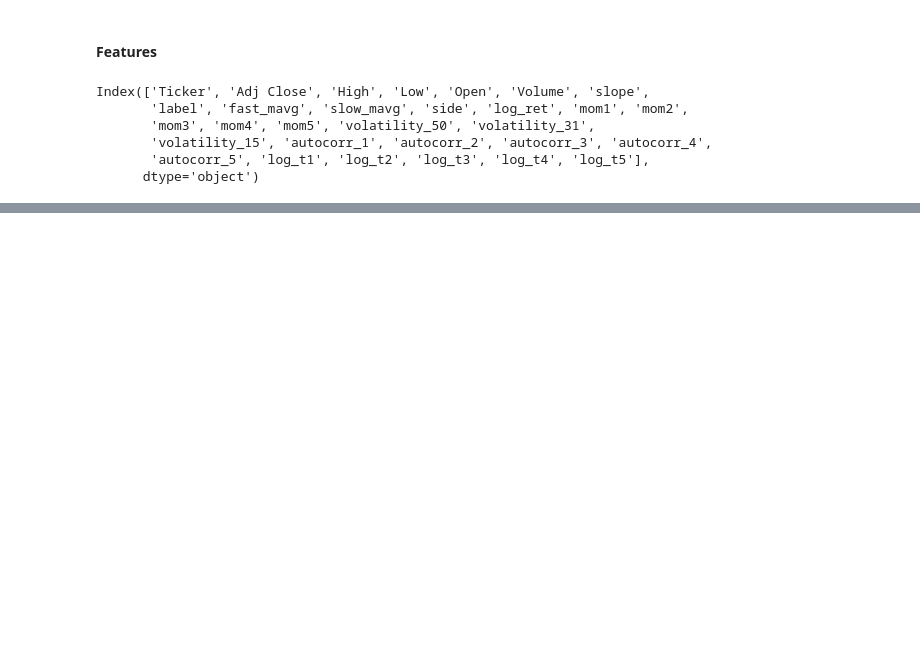
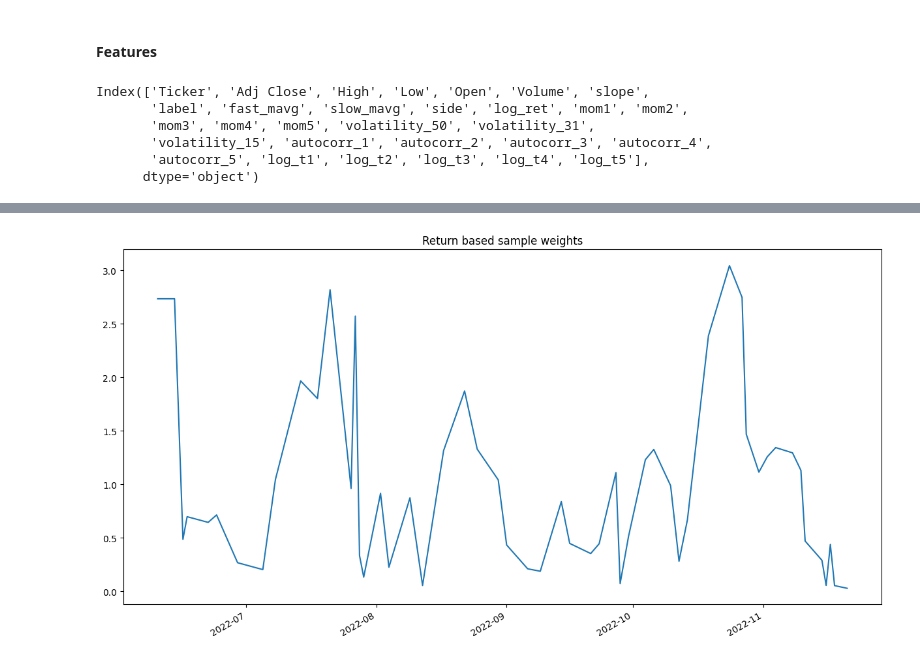
Before and after one commit to waikho/MADS_Capstone, a Jupyter notebook: modeling.ipynb, the cells around one changed output, grey strips where cells are left out. Cells and saved outputs as stored; diff of their text form; code cells hidden in the pictures; blank space fills up the shorter version.

```diff
--- a/modeling.ipynb
+++ b/modeling.ipynb
@@ -368,0 +350,3 @@ X_train, X_test, y_train, y_test = train_test_split(X, y, test_size=0.5, shuffle
+# %%
+return_based_sample_weights = get_weights_by_return(events.loc[X_train.index], df.loc[X_train.index, 'Adj Close'])
+time_based_sample_weights = get_weights_by_time_decay(events.loc[X_train.index], df.loc[X_train.index, 'Adj Close'], decay=0.5)
@@ -368,0 +358,7 @@ X_train, X_test, y_train, y_test = train_test_split(X, y, test_size=0.5, shuffle
+# %%
+plt.figure(figsize=(15,8))
+plt.title('Return based sample weights')
+return_based_sample_weights.plot()
+plt.show()
+# %% [output]
+[figure, added]
```
Also changed, not shown: parts of 51 cells of this notebook, 4 other files.
